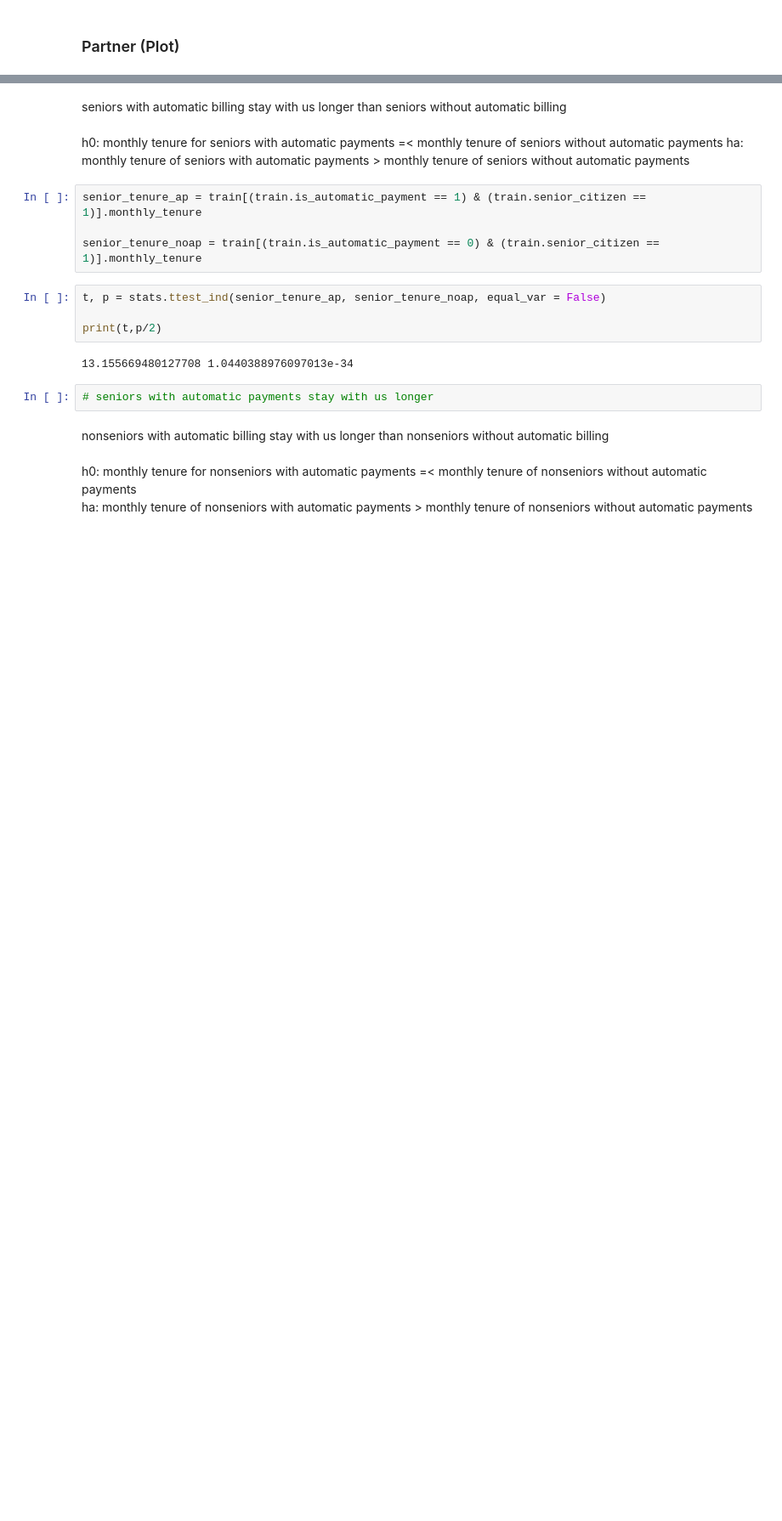
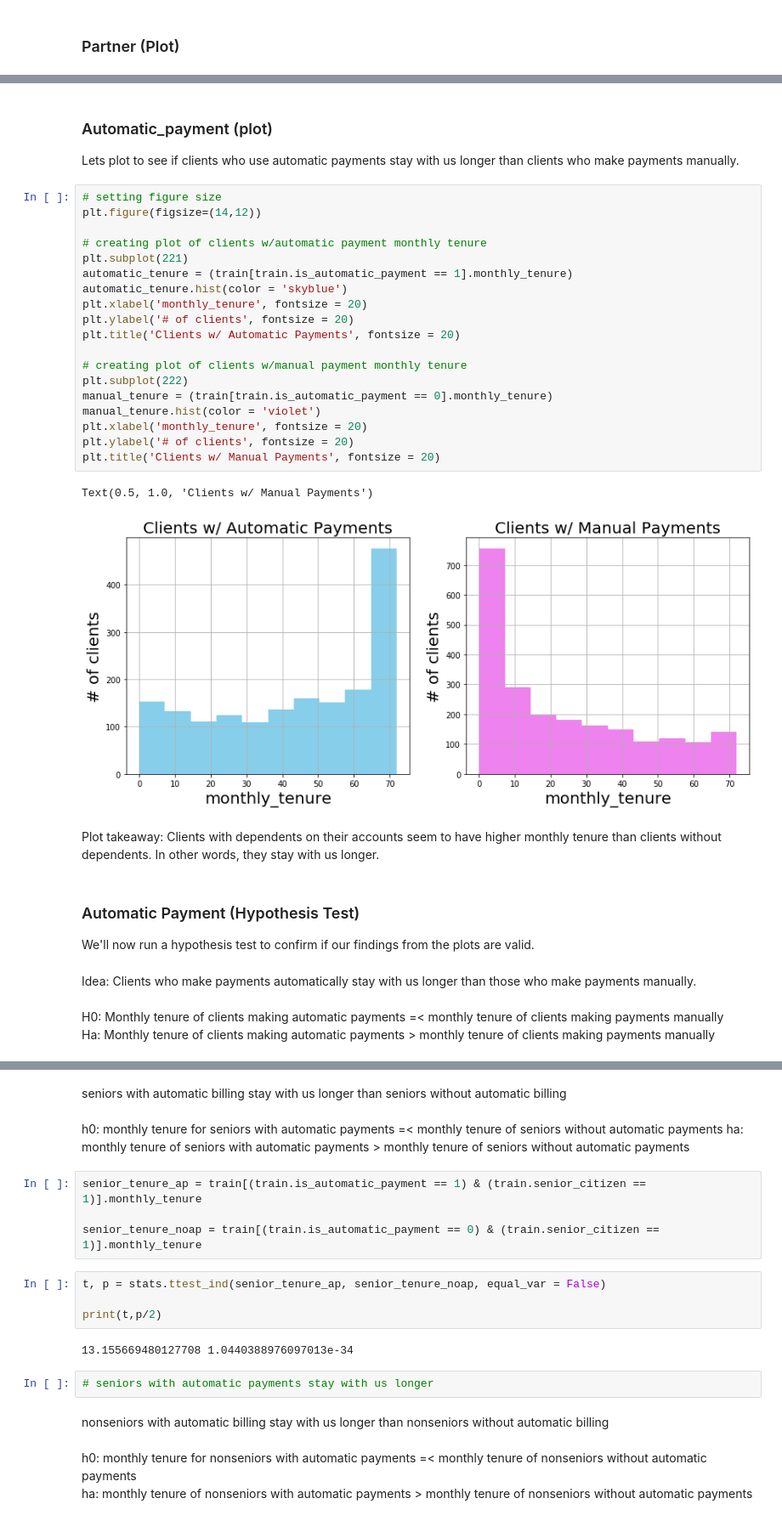
Before and after one commit to SamuelD-Data/Telco_Churn_Project, a Jupyter notebook: classification_project.ipynb, the cells around one changed output, grey strips where cells are left out. Shown at 85% size. Saved outputs shown, nothing was run; the diff lists cells and outputs as text; blank space fills up the shorter version.

```diff
--- a/classification_project.ipynb
+++ b/classification_project.ipynb
@@ -338,0 +436,37 @@ print(t,p/2)
+# %% [markdown]
+### Automatic_payment (plot)
+Lets plot to see if clients who use automatic payments stay with us longer than clients who make payments manually.
+# %%
+# setting figure size
+plt.figure(figsize=(14,12))
+
+# creating plot of clients w/automatic payment monthly tenure
+plt.subplot(221)
+automatic_tenure = (train[train.is_automatic_payment == 1].monthly_tenure)
+automatic_tenure.hist(color = 'skyblue')
+plt.xlabel('monthly_tenure', fontsize = 20)
+plt.ylabel('# of clients', fontsize = 20)
+plt.title('Clients w/ Automatic Payments', fontsize = 20)
+
+# creating plot of clients w/manual payment monthly tenure
+plt.subplot(222)
+manual_tenure = (train[train.is_automatic_payment == 0].monthly_tenure)
+manual_tenure.hist(color = 'violet')
+plt.xlabel('monthly_tenure', fontsize = 20)
+plt.ylabel('# of clients', fontsize = 20)
+plt.title('Clients w/ Manual Payments', fontsize = 20)
+# %% [output]
+Text(0.5, 1.0, 'Clients w/ Manual Payments')
+[figure, added]
+# %% [markdown]
+Plot takeaway: Clients with dependents on their accounts seem to have higher monthly tenure than clients without dependents. In other words, they stay with us longer.
+# %% [markdown]
+### Automatic Payment (Hypothesis Test)
+We'll now run a hypothesis test to confirm if our findings from the plots are valid.
+# %% [markdown]
+Idea: Clients who make payments automatically stay with us longer than those who make payments manually.
+<br>
+<br>
+H0: Monthly tenure of clients making automatic payments =< monthly tenure of clients making payments manually
+<br>
+Ha: Monthly tenure of clients making automatic payments > monthly tenure of clients making payments manually
```
Also changed, not shown: parts of 36 cells of this notebook.
